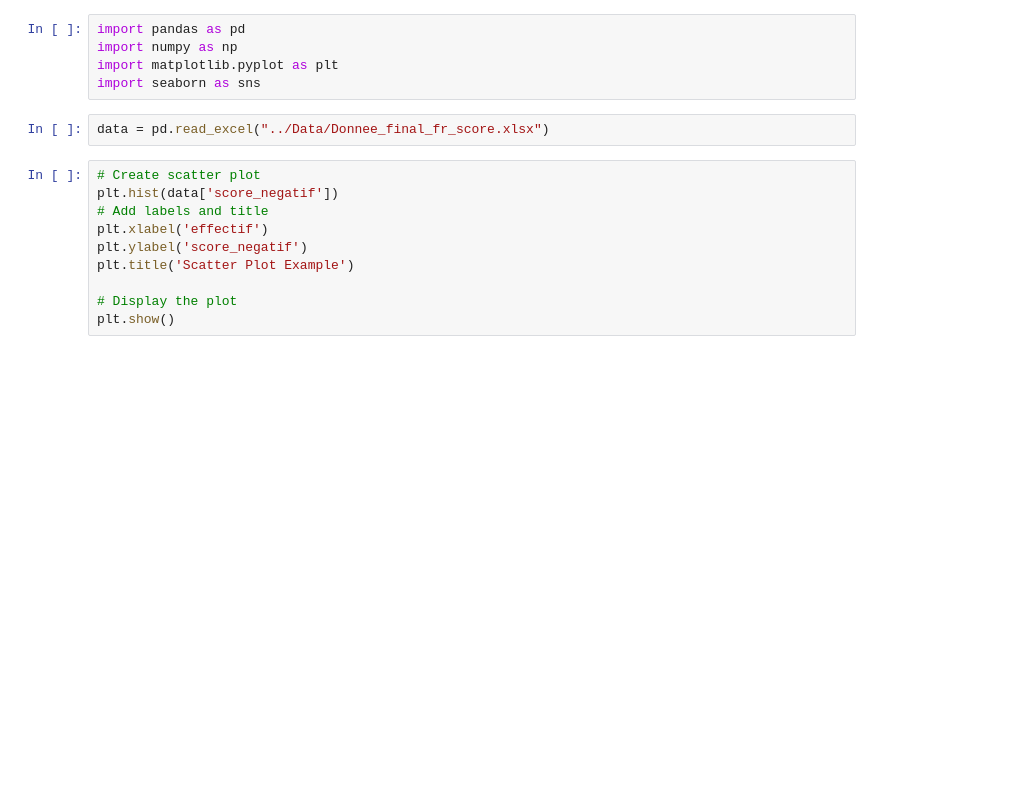
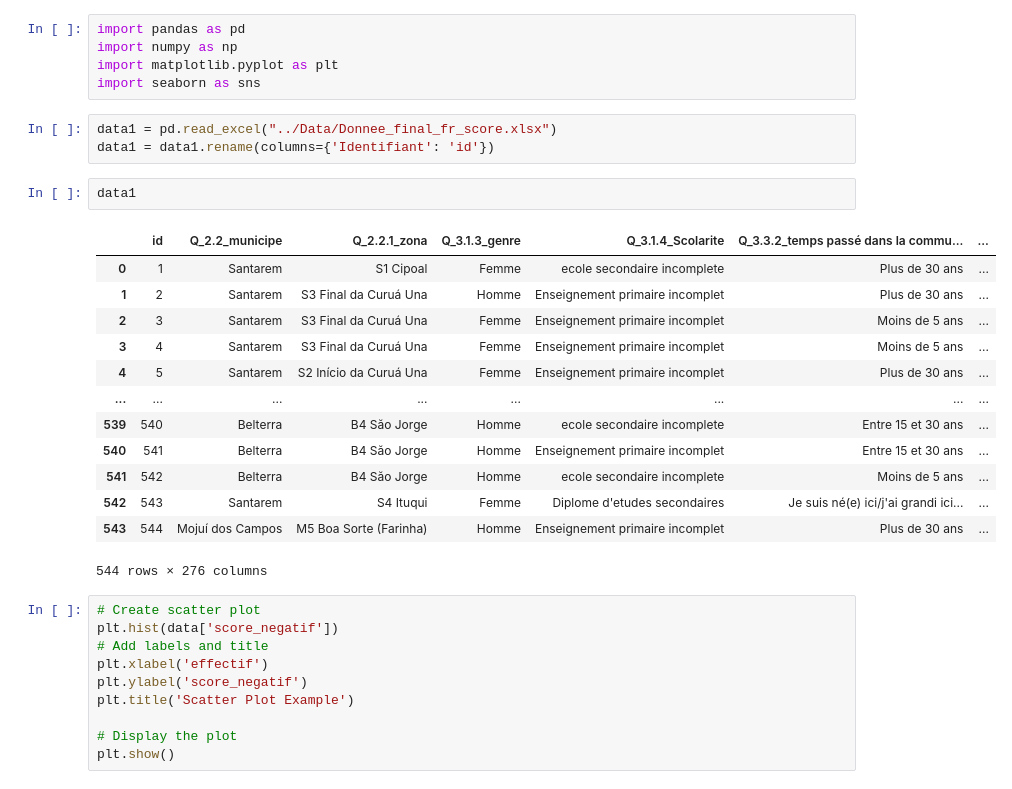
Before and after one commit to KarimTchere/MarathonDuWeb_SojAmaz, a Jupyter notebook: Data/data_traitement.ipynb, the cells around one changed output. Saved outputs shown, nothing was run; the diff lists cells and outputs as text; blank space fills up the shorter version.

```diff
--- a/Data/data_traitement.ipynb
+++ b/Data/data_traitement.ipynb
@@ -4,7 +4,24 @@ import numpy as np
 import matplotlib.pyplot as plt
 import seaborn as sns
 # %%
-data = pd.read_excel("../Data/Donnee_final_fr_score.xlsx")
+data1 = pd.read_excel("../Data/Donnee_final_fr_score.xlsx")
+data1 = data1.rename(columns={'Identifiant': 'id'})
+# %%
+data1
+# %% [output]
+|  | id | Q_2.2_municipe | Q_2.2.1_zona | Q_3.1.3_genre | Q_3.1.4_Scolarite | Q_3.3.2_temps passé dans la commu... | ... |
+| 0 | 1 | Santarem | S1 Cipoal | Femme | ecole secondaire incomplete | Plus de 30 ans | ... |
+| 1 | 2 | Santarem | S3 Final da Curuá Una | Homme | Enseignement primaire incomplet | Plus de 30 ans | ... |
+| 2 | 3 | Santarem | S3 Final da Curuá Una | Femme | Enseignement primaire incomplet | Moins de 5 ans | ... |
+| 3 | 4 | Santarem | S3 Final da Curuá Una | Femme | Enseignement primaire incomplet | Moins de 5 ans | ... |
+| 4 | 5 | Santarem | S2 Início da Curuá Una | Femme | Enseignement primaire incomplet | Plus de 30 ans | ... |
+| ... | ... | ... | ... | ... | ... | ... | ... |
+| 539 | 540 | Belterra | B4 Săo Jorge | Homme | ecole secondaire incomplete | Entre 15 et 30 ans | ... |
+| 540 | 541 | Belterra | B4 Săo Jorge | Homme | Enseignement primaire incomplet | Entre 15 et 30 ans | ... |
+| 541 | 542 | Belterra | B4 Săo Jorge | Homme | ecole secondaire incomplete | Moins de 5 ans | ... |
+| 542 | 543 | Santarem | S4 Ituqui | Femme | Diplome d'etudes secondaires | Je suis né(e) ici/j'ai grandi ici... | ... |
+| 543 | 544 | Mojuí dos Campos | M5 Boa Sorte (Farinha) | Homme | Enseignement primaire incomplet | Plus de 30 ans | ... |
+544 rows × 276 columns
 # %%
 # Create scatter plot
 plt.hist(data['score_negatif'])
```
Also changed, not shown: parts of 9 cells of this notebook, 14 other files.
